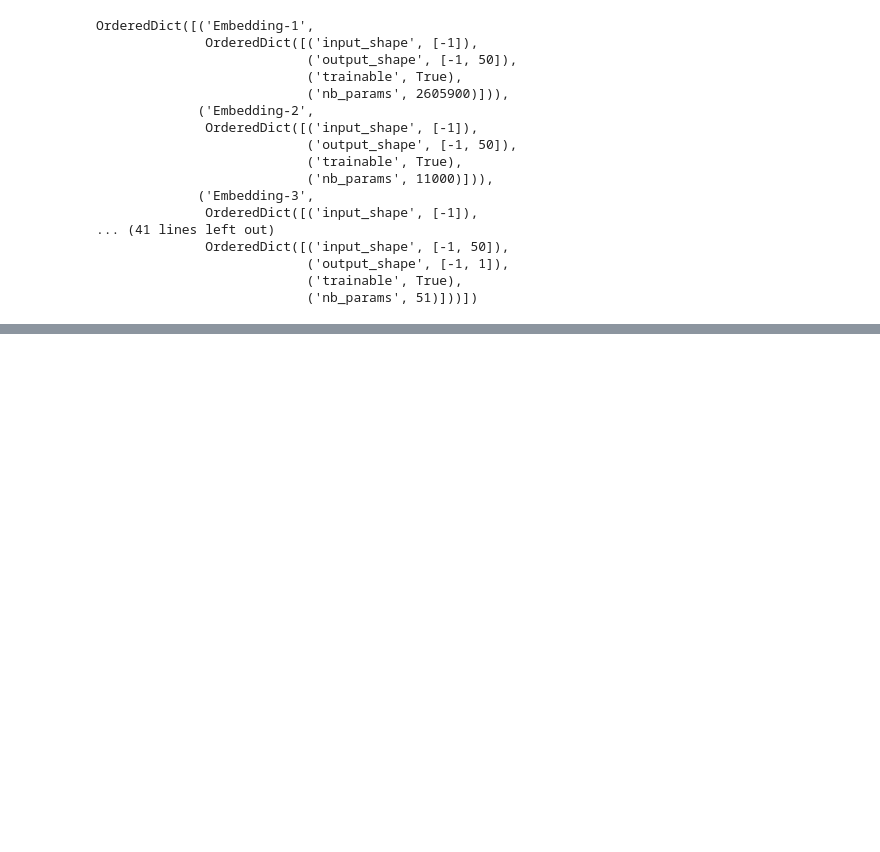
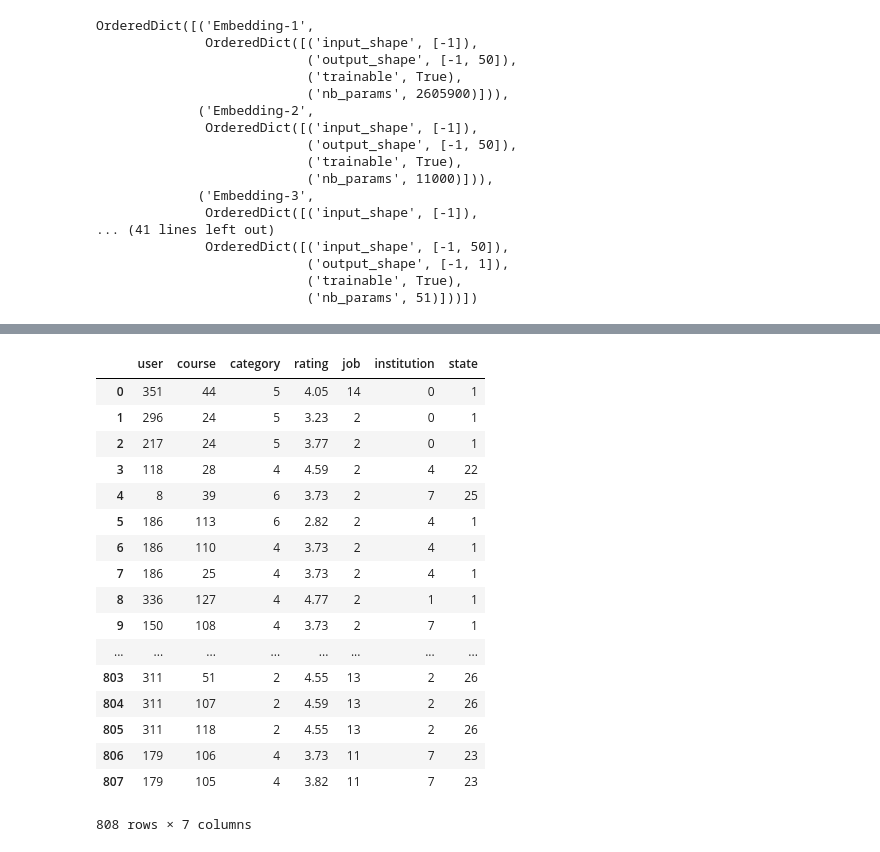
Before and after one commit to sariabod/mlnd_capstone, a Jupyter notebook: project.ipynb, the cells around one changed output, grey strips where cells are left out. Saved outputs shown, nothing was run; the diff lists cells and outputs as text; code cells hidden in the pictures; blank space fills up the shorter version.

Commit message:
added post initial data download test set

```diff
--- a/project.ipynb
+++ b/project.ipynb
@@ -215,0 +218,34 @@ prediction[0][0]
+# %%
+post_test = pd.read_csv('test_ratings.csv')
+# %%
+for v in cat_vars:
+    post_test[v] = post_test[v].astype('category').cat.as_ordered()
+
+for v in cont_vars:
+    post_test[v] = post_test[v].fillna(0).astype('float32')
+# %%
+for c in cat_vars:
+    uq = post_test[c].unique()
+    col2idx =  {o:i for i,o in enumerate(sorted(uq))}
+    post_test[c] = post_test[c].apply(lambda x: col2idx[x])
+# %%
+post_test
+# %% [output]
+|  | user | course | category | rating | job | institution | state |
+| 0 | 351 | 44 | 5 | 4.05 | 14 | 0 | 1 |
+| 1 | 296 | 24 | 5 | 3.23 | 2 | 0 | 1 |
+| 2 | 217 | 24 | 5 | 3.77 | 2 | 0 | 1 |
+| 3 | 118 | 28 | 4 | 4.59 | 2 | 4 | 22 |
+| 4 | 8 | 39 | 6 | 3.73 | 2 | 7 | 25 |
+| 5 | 186 | 113 | 6 | 2.82 | 2 | 4 | 1 |
+| 6 | 186 | 110 | 4 | 3.73 | 2 | 4 | 1 |
+| 7 | 186 | 25 | 4 | 3.73 | 2 | 4 | 1 |
+| 8 | 336 | 127 | 4 | 4.77 | 2 | 1 | 1 |
+| 9 | 150 | 108 | 4 | 3.73 | 2 | 7 | 1 |
+| ... | ... | ... | ... | ... | ... | ... | ... |
+| 803 | 311 | 51 | 2 | 4.55 | 13 | 2 | 26 |
+| 804 | 311 | 107 | 2 | 4.59 | 13 | 2 | 26 |
+| 805 | 311 | 118 | 2 | 4.55 | 13 | 2 | 26 |
+| 806 | 179 | 106 | 4 | 3.73 | 11 | 7 | 23 |
+| 807 | 179 | 105 | 4 | 3.82 | 11 | 7 | 23 |
+808 rows × 7 columns
```
Also changed, not shown: parts of 15 cells of this notebook, 5 other files.
